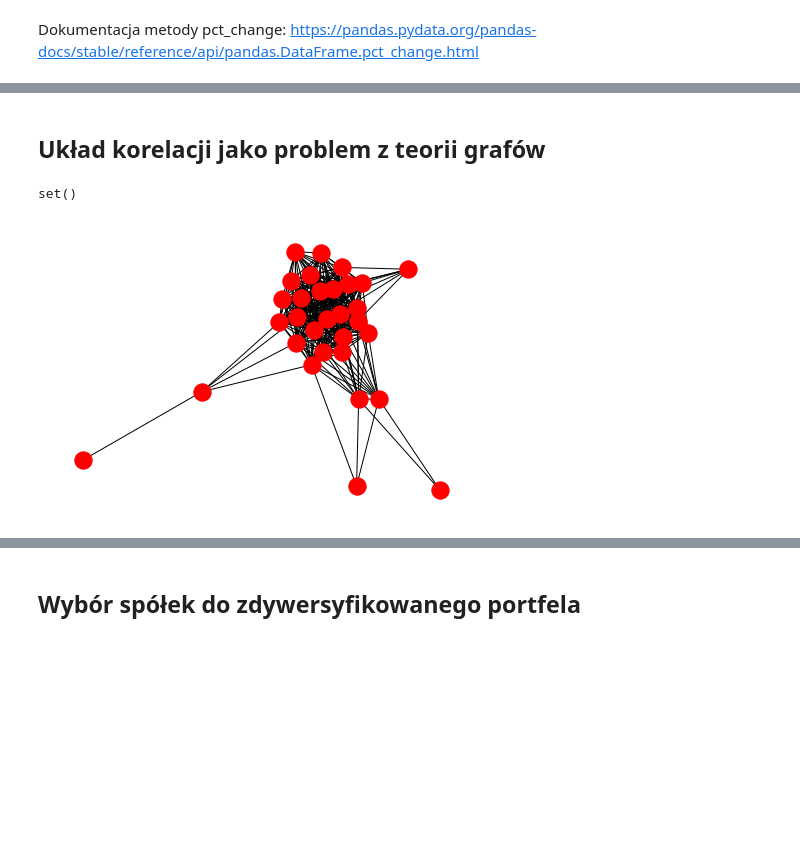
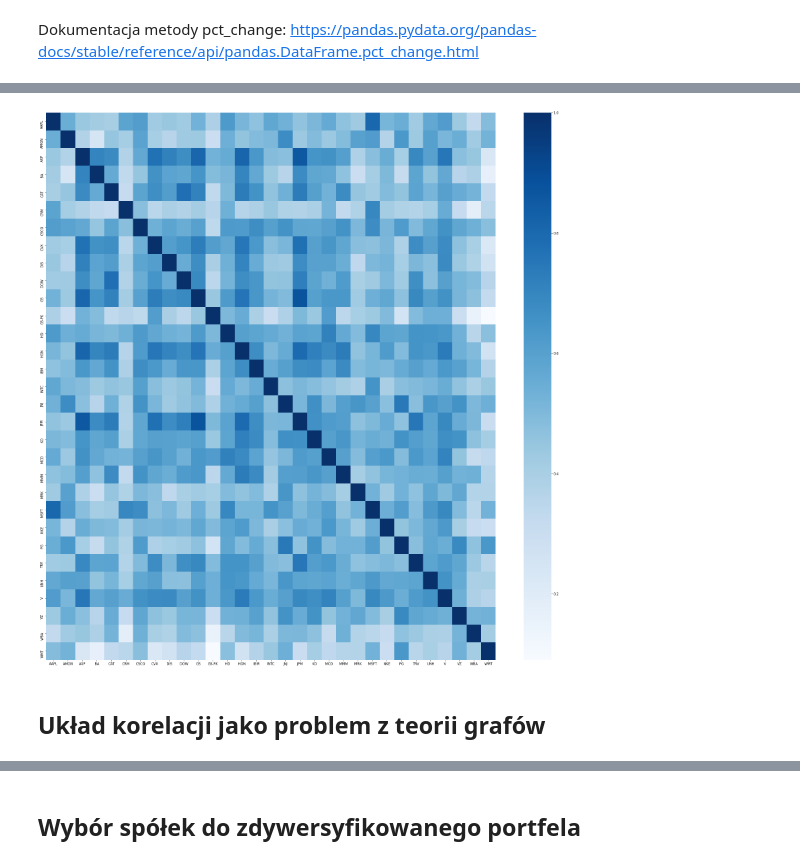
Before and after one commit to AleksanderWWW/Quantum-Portfolio-Optimization, a Jupyter notebook: Portfolio diversification.ipynb, the cells around one changed output, grey strips where cells are left out. Saved outputs shown, nothing was run; the diff lists cells and outputs as text; code cells hidden in the pictures; blank space fills up the shorter version.

```diff
--- a/Portfolio diversification.ipynb
+++ b/Portfolio diversification.ipynb
@@ -203,3 +104,2 @@ df_ret
 # %%
-corr_matrix = df.corr()  # tworzymy macierz korelacji
-corr_matrix
+corr_matrix = df_ret.corr()  # tworzymy macierz korelacji
@@ -225,2 +109,8 @@ corr_matrix
+# %%
+plt.figure(figsize=(30, 30))
+sns.heatmap(corr_matrix, cmap="Blues", annot=False)
+plt.show()
+# %% [output]
+[figure, added]
 # %% [markdown]
 ## Układ korelacji jako problem z teorii grafów
@@ -229,29 +117,2 @@ assets = df.columns
 # %%
 import networkx as nx  # biblioteka do pracy z grafami
-# %%
-nodes = []
-for i in assets:
-    for j in assets:
-        if i != j:
-            corr = corr_matrix.loc[i, j]
-            if corr >= 0.5:  # tworzymy połączenie wtedy, gdy wsp. korelacji jest przynajmniej równy 0.5
-                pair = (i, j)
-                if (j, i) not in nodes:  # nie chcemy duplikować połączeń w grafie
-                    nodes.append(pair)
-
-all_tickers = set(assets)
-chosen = set()
-for i in nodes:
-    _, _1 = i
-    chosen.add(_); chosen.add(_1)  # zbieramy unikatowe tickery, które znalazły się w grafie
-
-diff = all_tickers - chosen  # różnica wskaże nam tickery, które nie znalazły się w grafie
-diff
-# %% [output]
-set()
-# %%
-G = nx.Graph()  # inicjalizacja obiektu Graph
-G.add_edges_from(nodes)  # dodajemy nasze punkty i połączenia
-nx.draw(G, node_color="r")  # wizualizacja grafu
-# %% [output]
-[figure, removed]
```
Also changed, not shown: parts of 39 cells of this notebook, 5 other files.
